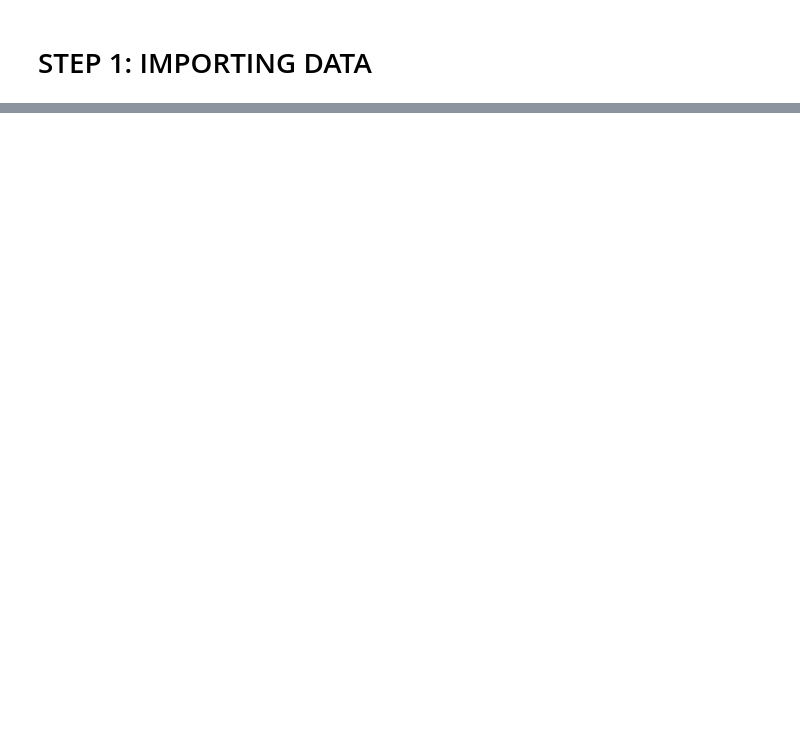
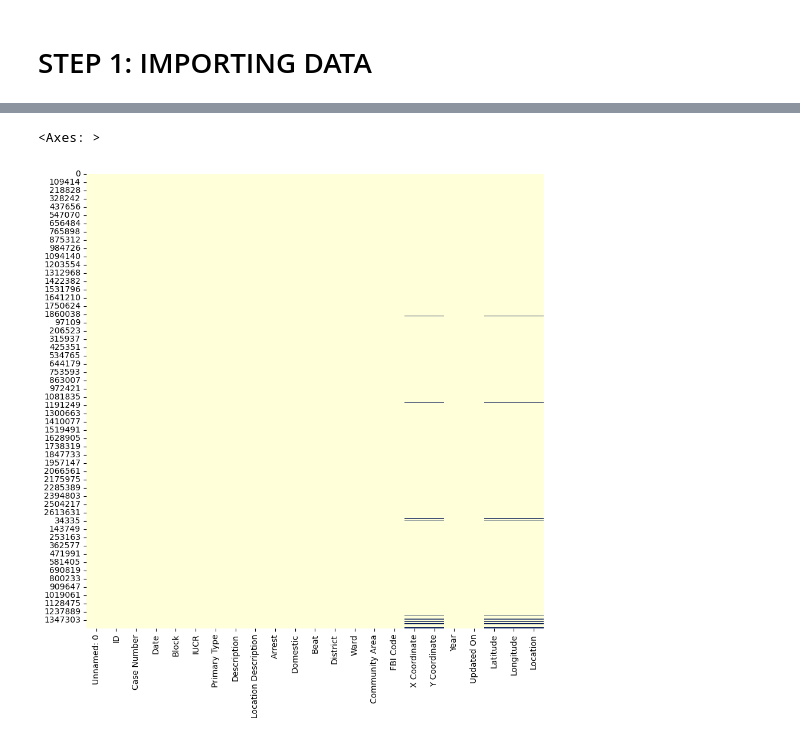
Before and after one commit to elarsaks/8ML-Projects, a Jupyter notebook: Project 3/MySolution.ipynb, the cells around one changed output, grey strips where cells are left out. Saved outputs shown, nothing was run; the diff lists cells and outputs as text; code cells hidden in the pictures; blank space fills up the shorter version.

```diff
--- a/Project 3/MySolution.ipynb
+++ b/Project 3/MySolution.ipynb
@@ -12,5 +10,4 @@ Importing plotly failed. Interactive plots will not work.
 # %%
-# dataframes creation for both training and testing datasets
-chicago_df_1 = pd.read_csv('Chicago_Crimes_2005_to_2007.csv')
-chicago_df_2 = pd.read_csv('Chicago_Crimes_2008_to_2011.csv', error_bad_lines=False)
-chicago_df_3 = pd.read_csv('Chicago_Crimes_2012_to_2017.csv', error_bad_lines=False)
+chicago_df_1 = pd.read_csv('Chicago_Crimes_2005_to_2007.csv', on_bad_lines='skip')
+chicago_df_2 = pd.read_csv('Chicago_Crimes_2008_to_2011.csv', on_bad_lines='skip')
+chicago_df_3 = pd.read_csv('Chicago_Crimes_2012_to_2017.csv', on_bad_lines='skip')
@@ -18,0 +14,3 @@ TypeError: read_csv() got an unexpected keyword argument 'error_bad_lines'
+# %%
+
+chicago_df = pd.concat([chicago_df_1, chicago_df_2, chicago_df_3], ignore_index=False, axis=0)
@@ -18,0 +53,6 @@ TypeError: read_csv() got an unexpected keyword argument 'error_bad_lines'
+# %%
+plt.figure(figsize=(10,10))
+sns.heatmap(chicago_df.isnull(), cbar=False, cmap='YlGnBu')
+# %% [output]
+<Axes: >
+[figure, added]
```
Also changed, not shown: parts of 17 cells of this notebook.
